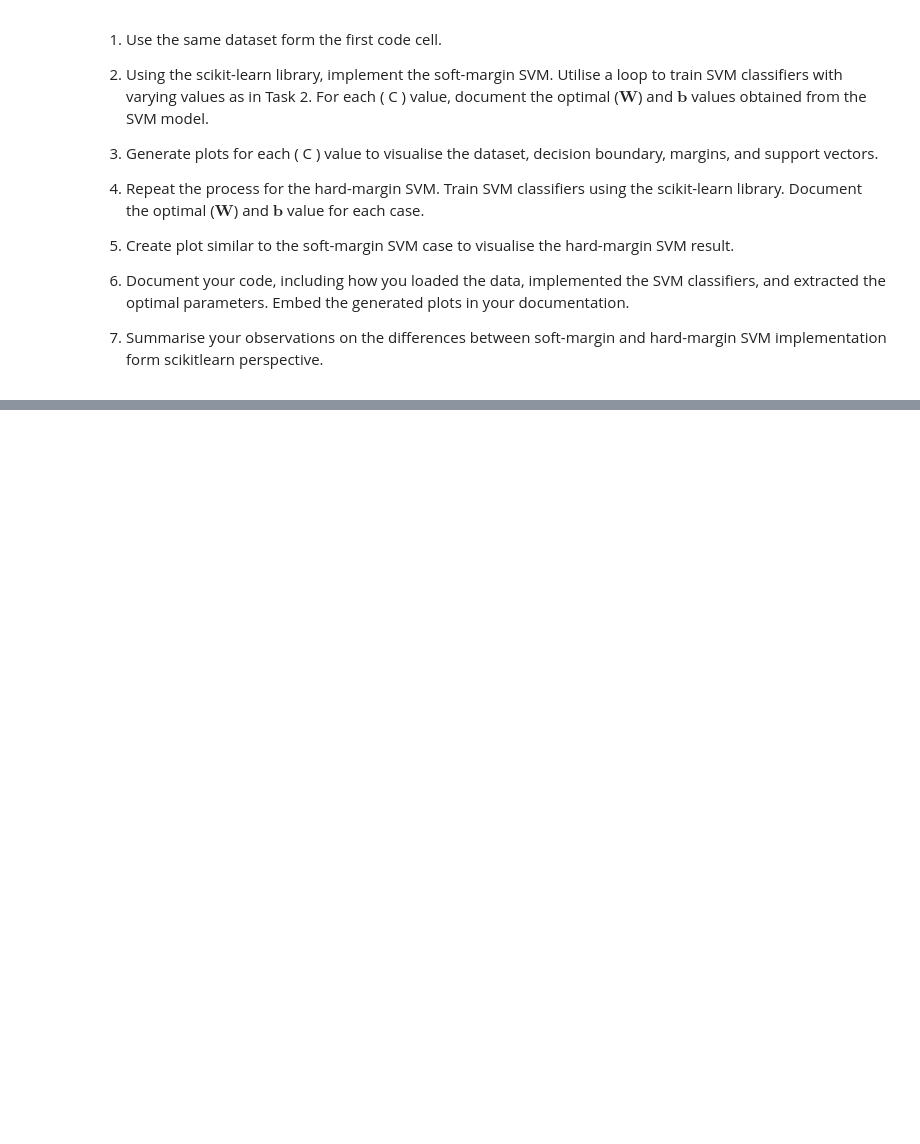
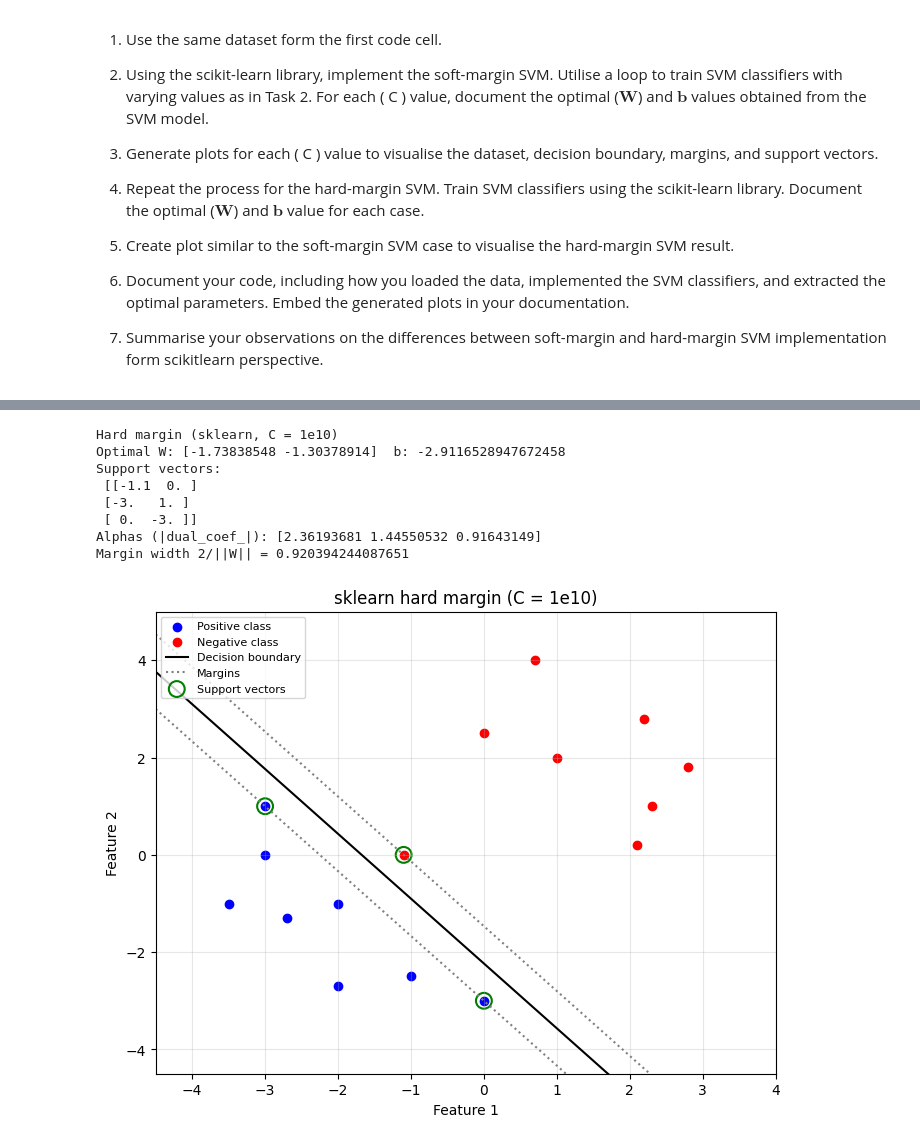
Before and after one commit to Marc0s-ikp/imperial_eee_machine_learning_course-main, a Jupyter notebook: 06_ML_SVM.ipynb, the cells around one changed output, grey strips where cells are left out. Cells and saved outputs as stored; diff of their text form; code cells hidden in the pictures; blank space fills up the shorter version.

```diff
--- a/06_ML_SVM.ipynb
+++ b/06_ML_SVM.ipynb
@@ -229,0 +204,22 @@ Support Vectors:
+# %%
+# Task 1
+hard_margin(X, y)
+
+# Re-solve the same problem to get the full alpha vector for comparison and to check the KKT conditions
+import pandas as pd
+m, n = X.shape
+W = cp.Variable(n); b = cp.Variable()
+cons = [y[i] * (X[i] @ W + b) >= 1 for i in range(m)]
+cp.Problem(cp.Minimize(0.5 * cp.sum_squares(W)), cons).solve()
+alphas = np.array([c.dual_value for c in cons]).ravel()
+alphas[alphas < 1e-4] = 0                        # numerical zeros
+
+table = pd.DataFrame({'x1': X[:, 0], 'x2': X[:, 1], 'y': y.astype(int),
+                      'alpha (cvxpy)': np.round(alphas, 4),
+                      'y(w.x+b)': np.round(y * (X @ W.value + b.value), 4)})
+display(table)
+
+W_from_alpha = (alphas * y) @ X
+print("Check  sum(alpha_i * y_i) =", round(float(np.sum(alphas * y)), 6), "(should be 0)")
+print("Check  W = sum(alpha_i y_i x_i) =", np.round(W_from_alpha, 4), " vs cvxpy W =", np.round(W.value, 4))
+print("Margin width 2/||W|| =", round(2 / np.linalg.norm(W.value), 4))
@@ -419,0 +509,24 @@ In this task, you will implement both the soft-margin and hard-margin Support Ve
+# %%
+# Task 3 (hard margin)
+clf_hard = SVC(kernel='linear', C=1e10).fit(X, y)
+W_h, b_h = clf_hard.coef_[0], clf_hard.intercept_[0]
+print("Hard margin (sklearn, C = 1e10)")
+print("Optimal W:", W_h, " b:", b_h)
+print("Support vectors:\n", clf_hard.support_vectors_)
+print("Alphas (|dual_coef_|):", np.abs(clf_hard.dual_coef_[0]))
+print("Margin width 2/||W|| =", 2 / np.linalg.norm(W_h))
+
+plt.figure(figsize=(8, 6))
+plot_sklearn_svm(clf_hard, plt.gca(), 'sklearn hard margin (C = 1e10)')
+plt.legend(loc='upper left', fontsize=8)
+plt.show()
+# %% [output]
+Hard margin (sklearn, C = 1e10)
+Optimal W: [-1.73838548 -1.30378914]  b: -2.9116528947672458
+Support vectors:
+ [[-1.1  0. ]
+ [-3.   1. ]
+ [ 0.  -3. ]]
+Alphas (|dual_coef_|): [2.36193681 1.44550532 0.91643149]
+Margin width 2/||W|| = 0.920394244087651
+[figure, added]
```
Also changed, not shown: parts of 10 cells of this notebook.
